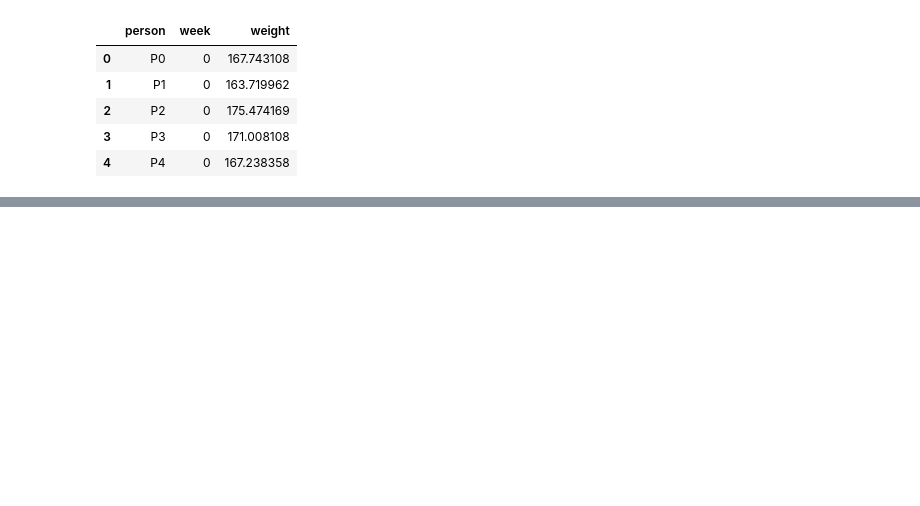
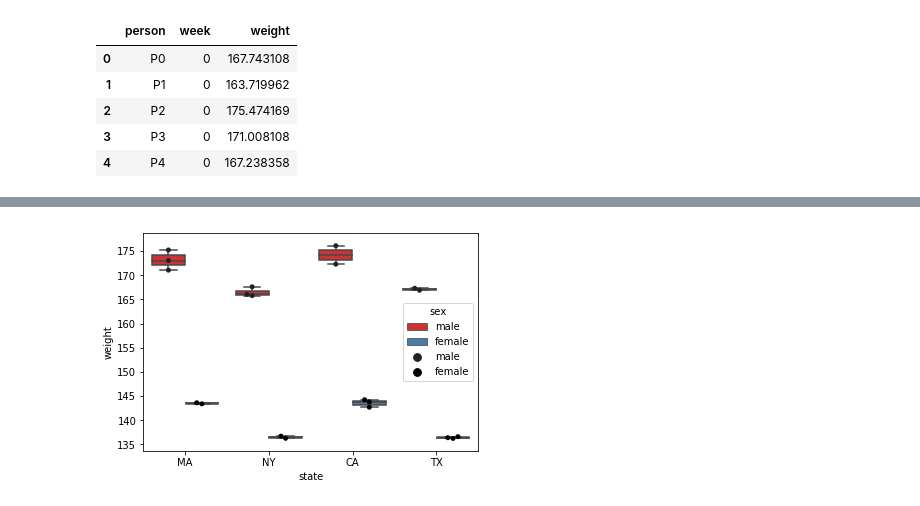
Before and after one commit to michaelsilverstein/Pandas-and-Plotting, a Jupyter notebook: weight_timeseries/weight_timeseries_assignment_answers.ipynb, the cells around one changed output, grey strips where cells are left out. Cells and saved outputs as stored; diff of their text form; code cells hidden in the pictures; blank space fills up the shorter version.

```diff
--- a/weight_timeseries/weight_timeseries_assignment_answers.ipynb
+++ b/weight_timeseries/weight_timeseries_assignment_answers.ipynb
@@ -169,0 +252,8 @@ plt.show()
+# %%
+"""Plot by state and then sex"""
+sns.boxplot('state', 'weight', 'sex', mean_weight, palette='Set1')
+sns.swarmplot('state', 'weight', 'sex', mean_weight, dodge=True, color='k')
+plt.savefig('figures/mean_weight_state', bbox_inches='tight')
+plt.show()
+# %% [output]
+[figure, added]
```
Also changed, not shown: parts of 20 cells of this notebook.
